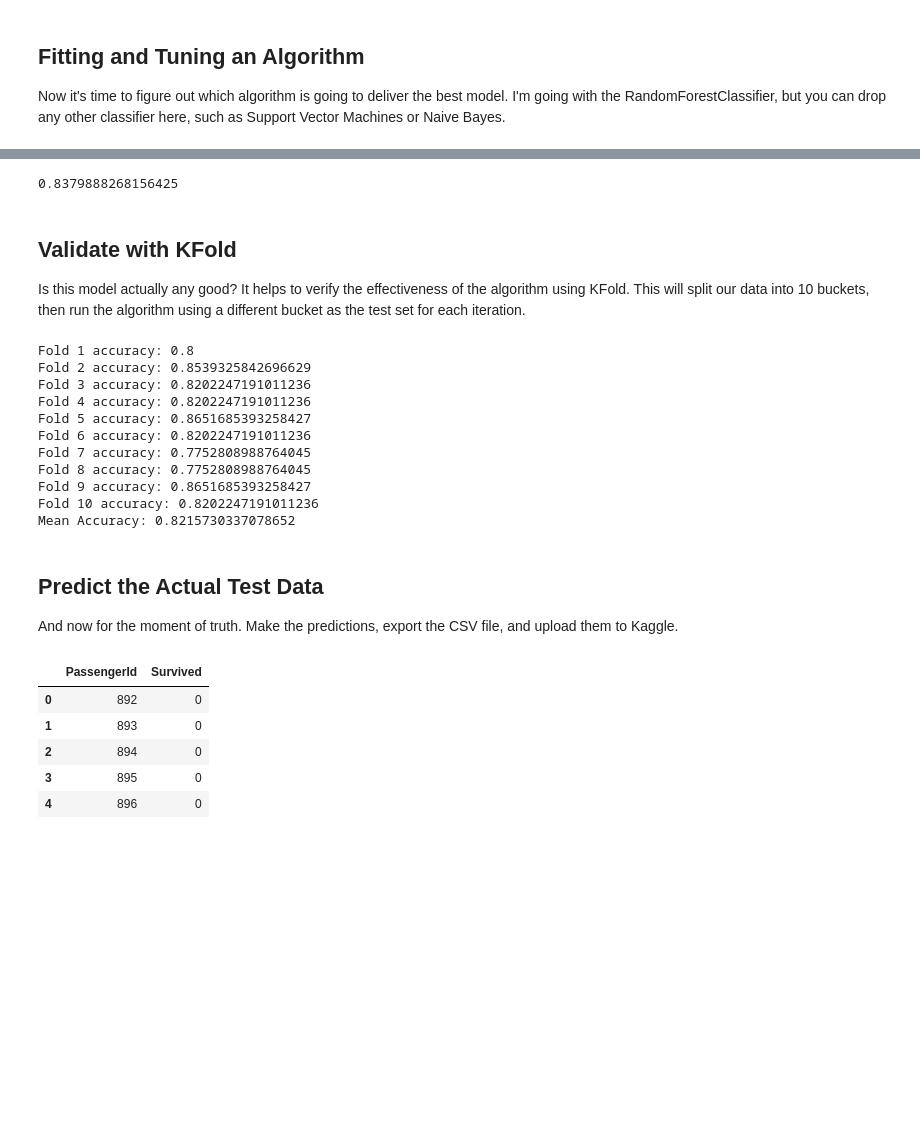
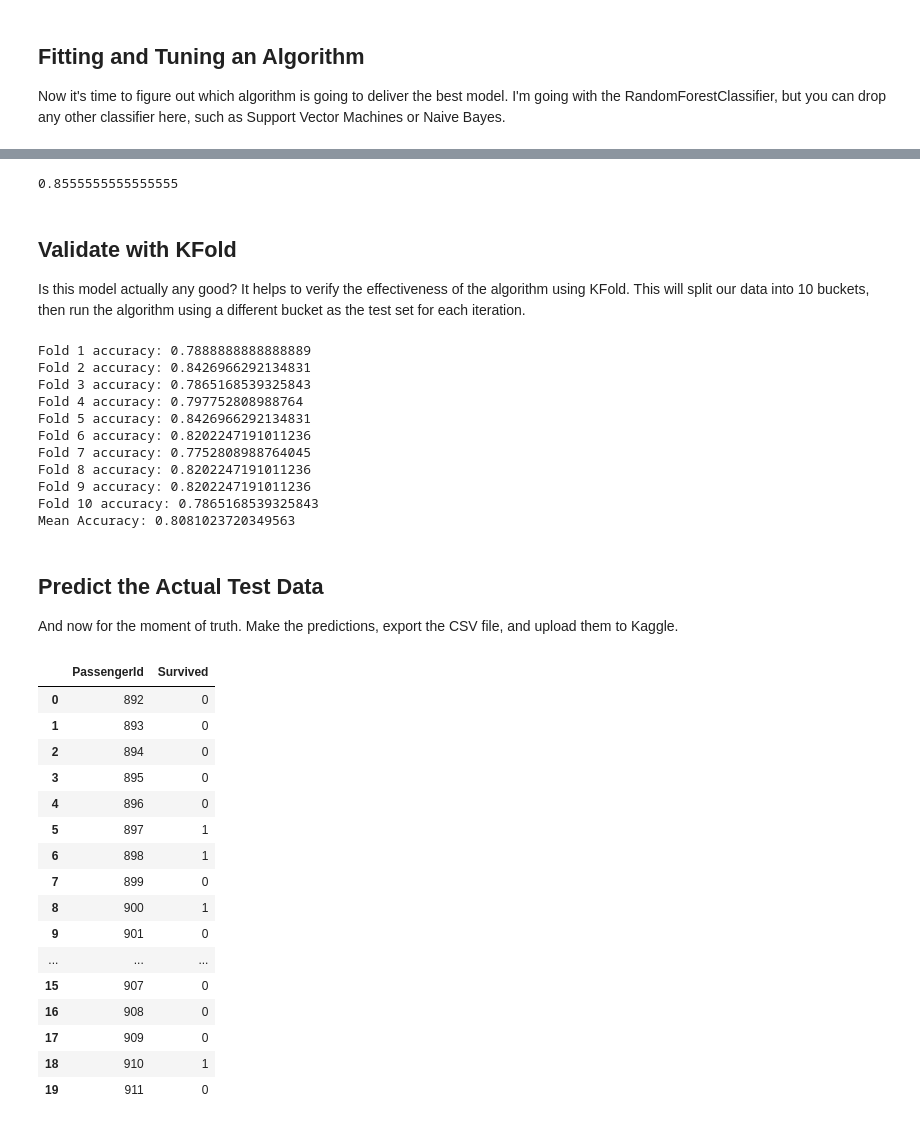
Before and after one commit to linzexinmasterchief/JupyterNotebooks, a Jupyter notebook: Kaggle/KaggleTitanic/kaggleScikitLearn.ipynb, the cells around one changed output, grey strips where cells are left out. Drawn from its saved outputs; the diff is of its cells as text; code cells hidden in the pictures; blank space fills up the shorter version.

```diff
--- a/Kaggle/KaggleTitanic/kaggleScikitLearn.ipynb
+++ b/Kaggle/KaggleTitanic/kaggleScikitLearn.ipynb
@@ -183,7 +183,7 @@ from sklearn.model_selection import train_test_split
 X_all = data_train.drop(['Survived', 'PassengerId'], axis=1)
 y_all = data_train['Survived']
 
-num_test = 0.20
+num_test = 0.10
 X_train, X_test, y_train, y_test = train_test_split(X_all, y_all, test_size=num_test, random_state=23)
 # %% [markdown]
 ## Fitting and Tuning an Algorithm
@@ -228,0 +192,9 @@ RandomForestClassifier(bootstrap=True, class_weight=None, criterion='entropy',
+# %%
+from sklearn.ensemble import RandomForestClassifier
+from sklearn.metrics import make_scorer, accuracy_score
+from sklearn.model_selection import GridSearchCV
+
+clf = RandomForestClassifier(n_estimators=1000)
+
+# Fit the best algorithm to the data.
+clf.fit(X_train, y_train)
@@ -230,7 +210,7 @@ RandomForestClassifier(bootstrap=True, class_weight=None, criterion='entropy',
 predictions = clf.predict(X_test)
 print(accuracy_score(y_test, predictions))
 # %% [output]
-0.8379888268156425
+0.8555555555555555
 # %% [markdown]
 ## Validate with KFold
 
@@ -256,17 +236,17 @@ def run_kfold(clf):
 
 run_kfold(clf)
 # %% [output]
-Fold 1 accuracy: 0.8
-Fold 2 accuracy: 0.8539325842696629
-Fold 3 accuracy: 0.8202247191011236
-Fold 4 accuracy: 0.8202247191011236
-Fold 5 accuracy: 0.8651685393258427
+Fold 1 accuracy: 0.7888888888888889
+Fold 2 accuracy: 0.8426966292134831
+Fold 3 accuracy: 0.7865168539325843
+Fold 4 accuracy: 0.797752808988764
+Fold 5 accuracy: 0.8426966292134831
 Fold 6 accuracy: 0.8202247191011236
 Fold 7 accuracy: 0.7752808988764045
-Fold 8 accuracy: 0.7752808988764045
-Fold 9 accuracy: 0.8651685393258427
-Fold 10 accuracy: 0.8202247191011236
-Mean Accuracy: 0.8215730337078652
+Fold 8 accuracy: 0.8202247191011236
+Fold 9 accuracy: 0.8202247191011236
+Fold 10 accuracy: 0.7865168539325843
+Mean Accuracy: 0.8081023720349563
 # %% [markdown]
 ## Predict the Actual Test Data
 
@@ -274,15 +254,26 @@ And now for the moment of truth. Make the predictions, export the CSV file, and
 # %%
 ids = data_test['PassengerId']
 predictions = clf.predict(data_test.drop('PassengerId', axis=1))
 
 
 output = pd.DataFrame({ 'PassengerId' : ids, 'Survived': predictions })
 # output.to_csv('titanic-predictions.csv', index = False)
-output.head()
+output.head(20)
 # %% [output]
 |  | PassengerId | Survived |
 | 0 | 892 | 0 |
 | 1 | 893 | 0 |
 | 2 | 894 | 0 |
 | 3 | 895 | 0 |
 | 4 | 896 | 0 |
+| 5 | 897 | 1 |
+| 6 | 898 | 1 |
+| 7 | 899 | 0 |
+| 8 | 900 | 1 |
+| 9 | 901 | 0 |
+| ... | ... | ... |
+| 15 | 907 | 0 |
+| 16 | 908 | 0 |
+| 17 | 909 | 0 |
+| 18 | 910 | 1 |
+| 19 | 911 | 0 |
```
Also changed, not shown: parts of 7 cells of this notebook, 2 other files.
